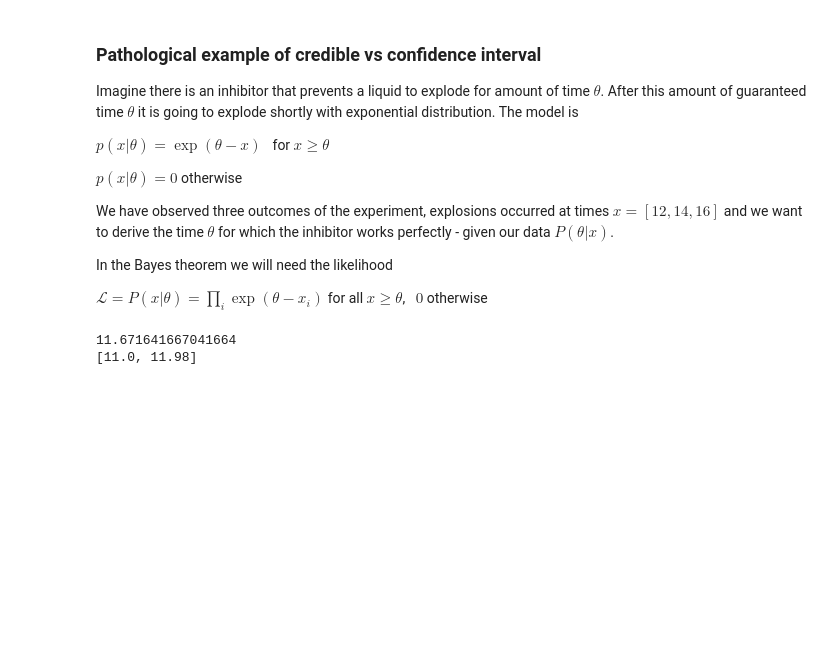
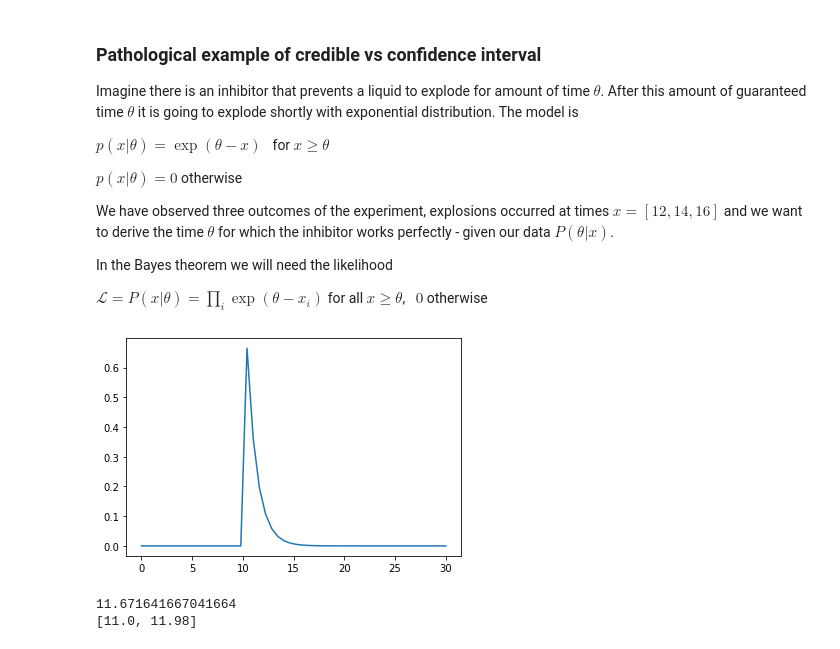
Before and after one commit to toastmaker/lectures, a Jupyter notebook: notebooks/Gentle touch on Mr Bayes.ipynb, the cells around one changed output. Cells and saved outputs as stored; diff of their text form; code cells hidden in the pictures; blank space fills up the shorter version.

```diff
--- a/notebooks/Gentle touch on Mr Bayes.ipynb
+++ b/notebooks/Gentle touch on Mr Bayes.ipynb
@@ -437,6 +459,15 @@ We have observed three outcomes of the experiment, explosions occurred at times
 In the Bayes theorem we will  need the likelihood
 
 $\mathscr{L} = P(x | \theta) = \prod\limits_{i}^{} \exp(\theta - x_i)$ for all $x \geq \theta$, &nbsp; $0$ otherwise
+# %%
+# How the model looks for theta = 10
+theta = 10
+x = np.linspace(0,30)
+prob = np.exp(theta - x)
+prob[x<theta] = 0.0
+plt.plot(x, prob);
+# %% [output]
+[figure, added]
 # %%
 data = np.array([12,14,16])
 theta = np.arange(0,20,0.01)
```
Also changed, not shown: parts of 5 cells of this notebook.
